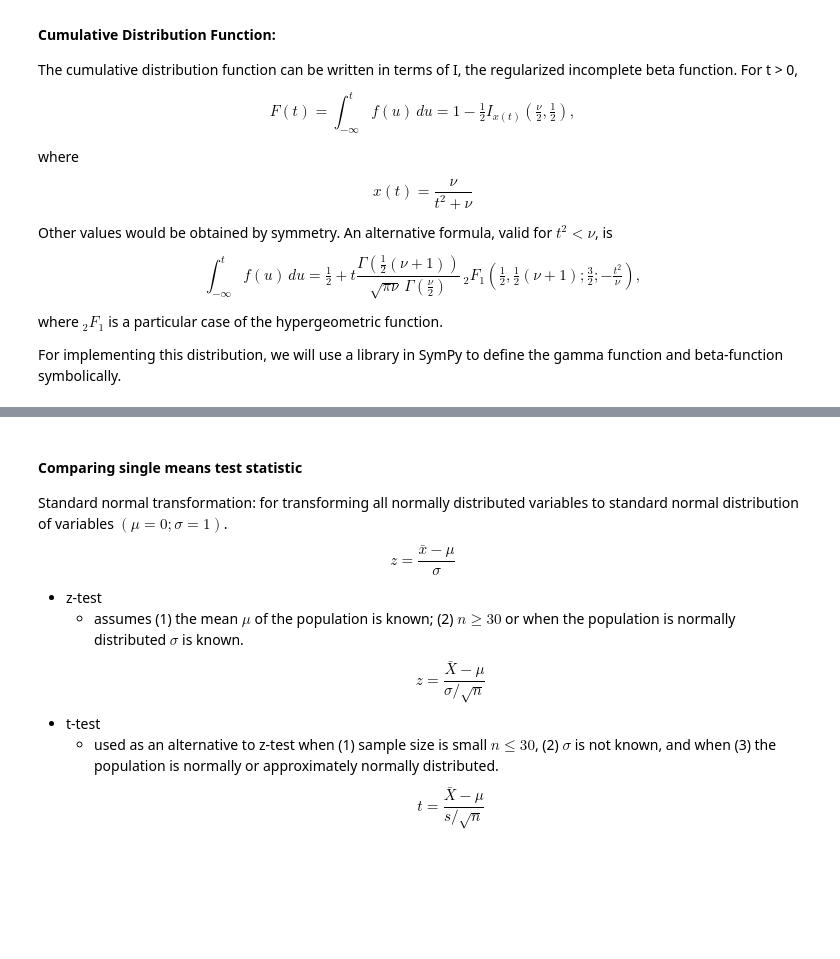
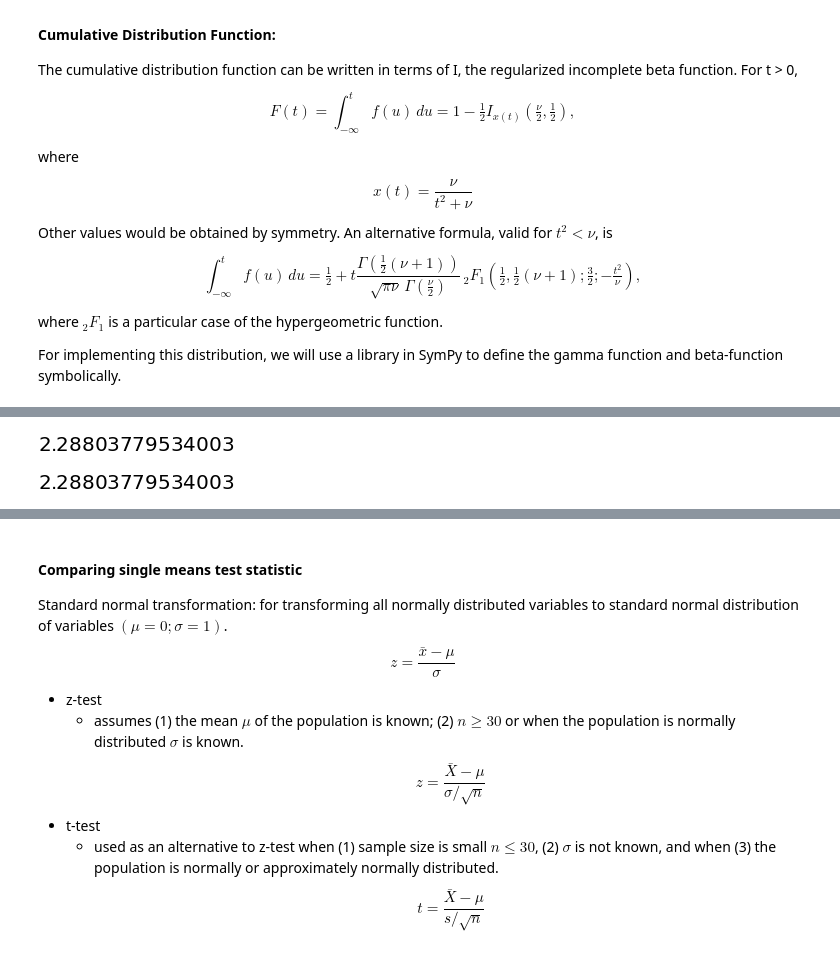
Before and after one commit to adeeconometrics/literate-programming, a Jupyter notebook: Statistical_Analyses.ipynb, the cells around one changed output, grey strips where cells are left out. Drawn from its saved outputs; the diff is of its cells as text; code cells hidden in the pictures; blank space fills up the shorter version.

```diff
--- a/Statistical_Analyses.ipynb
+++ b/Statistical_Analyses.ipynb
@@ -438,0 +413,3 @@ def t_dist_cdf():
+# %%
+# introduct symbols
+df, t = sp.symbols("v, t")
@@ -438,0 +420,13 @@ def t_dist_cdf():
+# %%
+# user-defined lambda function definition from the above integral
+# for some reason this is much slower than SymPy's implementation of the Gamma function
+
+g = lambda x: N(sp.Integral(t**(x-1)*E**(- t),(t,0, oo)))
+g(sp.pi)
+# %% [output]
+[figure, added]
+# %%
+# using the gamma function implementation in Sympy
+N(gamma(pi))
+# %% [output]
+[figure, added]
```
Also changed, not shown: parts of 40 cells of this notebook.
